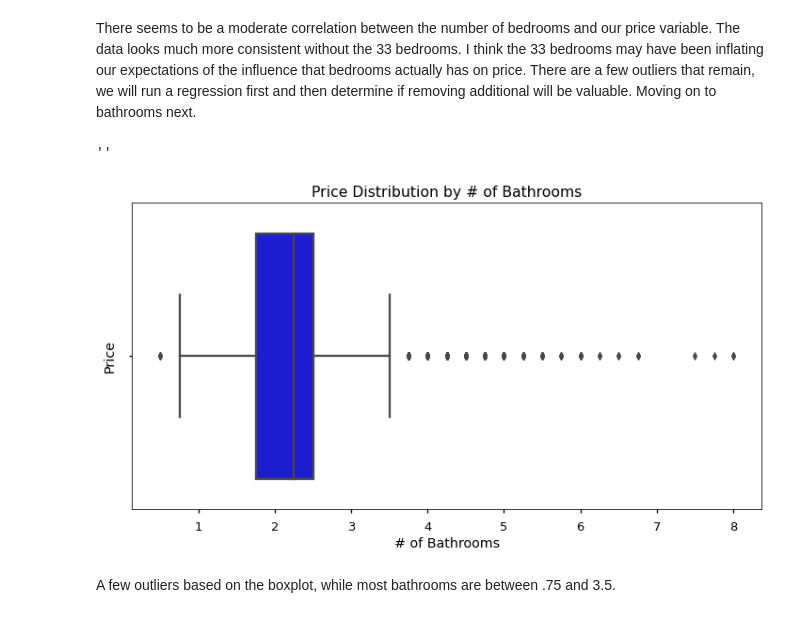
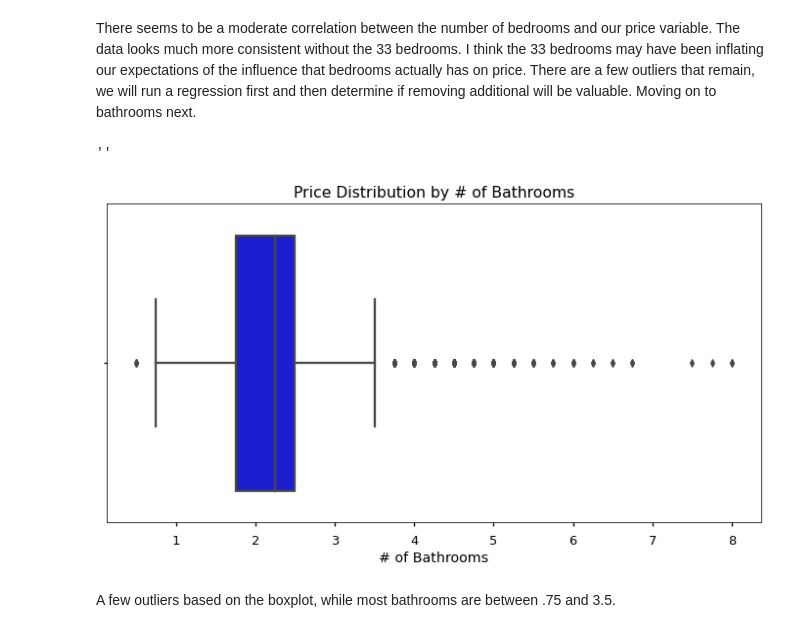
Before and after one commit to heathlikethecandybar/dsc-phase-2-project-v2-3, a Jupyter notebook: phase_2_project.ipynb, the cells around one changed output. Cells and saved outputs as stored; diff of their text form; code cells hidden in the pictures.

```diff
--- a/phase_2_project.ipynb
+++ b/phase_2_project.ipynb
@@ -587,21 +601,21 @@ There seems to be a moderate correlation between the number of bedrooms and our
 # %%
 # quick view to make sure our operation worked.
 
 fig, ax = plt.subplots(figsize=(12,6))
 
 ax.set_title('Price Distribution by # of Bathrooms')
 
 
 bp = sns.boxplot(data=df_clean,
             x='bathrooms',
             palette=pal)
 
-bp.set_ylabel('Price')
+bp.set_ylabel('')
 bp.set_xlabel('# of Bathrooms')
 ;
 # %% [output]
 ''
-[figure, old version]
+[figure, new version]
 # %% [markdown]
 A few outliers based on the boxplot, while most bathrooms are between .75 and 3.5.
 # %%
```
Also changed, not shown: parts of 34 cells of this notebook.
